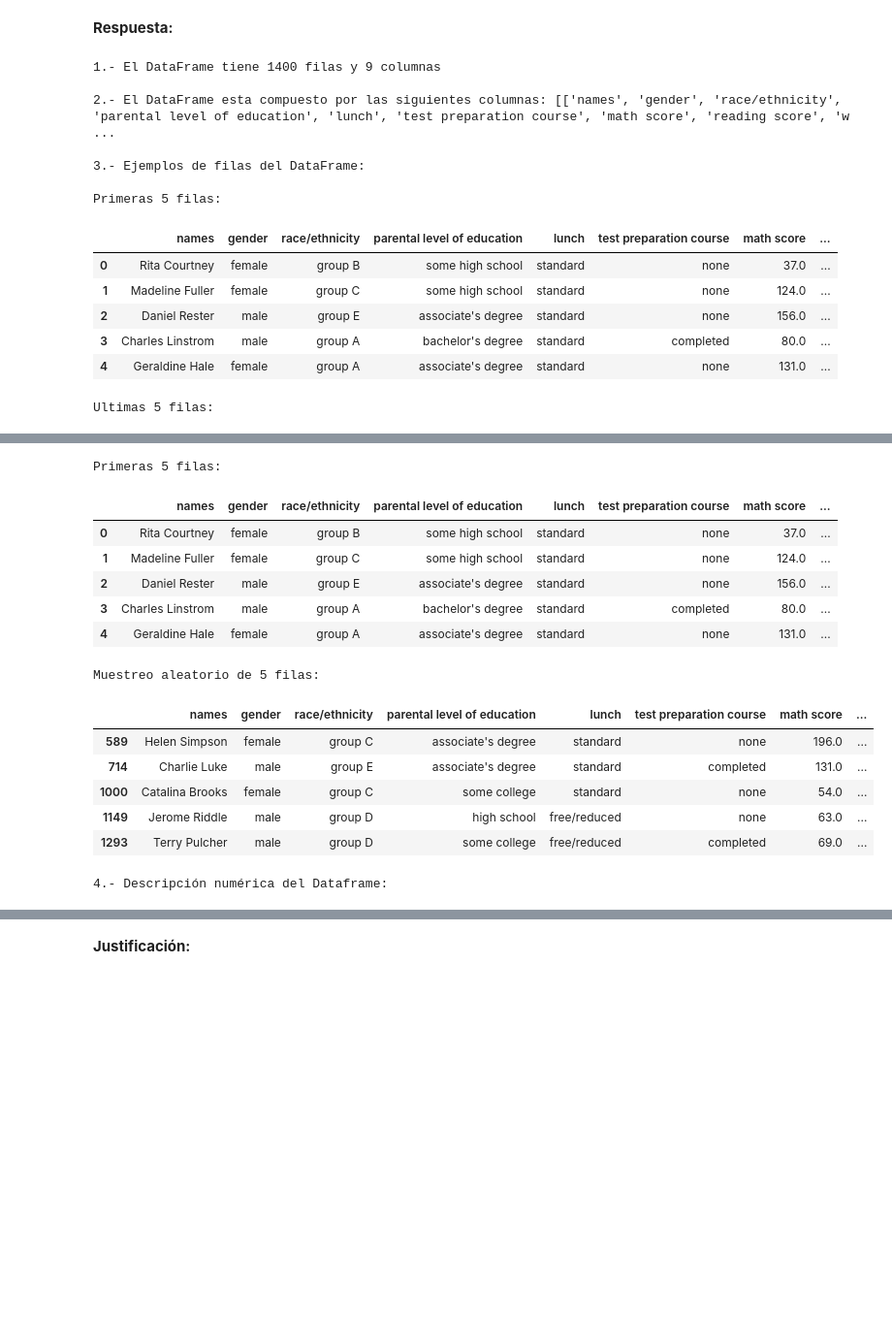
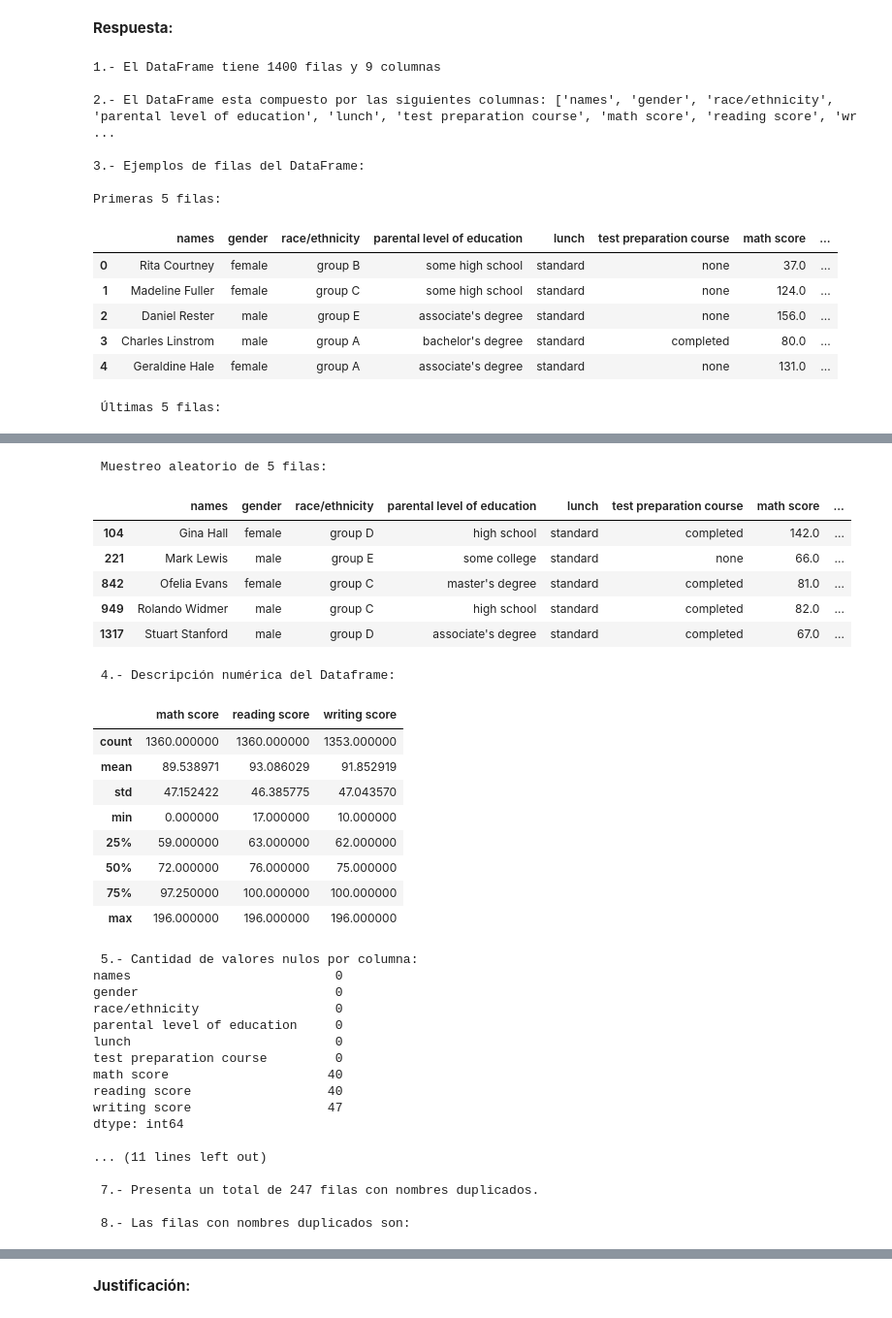
Before and after one commit to Patortiz26/Laboratorio-de-Programaci-n, a Jupyter notebook: Laboratorio3.ipynb, the cells around one changed output, grey strips where cells are left out. Shown at 97% size. Drawn from its saved outputs; the diff is of its cells as text; code cells hidden in the pictures; blank space fills up the shorter version.

```diff
--- a/Laboratorio3.ipynb
+++ b/Laboratorio3.ipynb
@@ -199,24 +199,19 @@ En consecuencia, el rector les solicita a ustedes como tarea inicial que explore
 def exploratory_data_analysis(df):
   print('1.- El DataFrame tiene {i} filas y {j} columnas \n'.format(i = str(df.shape[0]),j = str(df.shape[1])))
 
-  print('2.- El DataFrame esta compuesto por las siguientes columnas: ['+str(list(df.columns))+'] \n')
+  print('2.- El DataFrame esta compuesto por las siguientes columnas: '+str(list(df.columns))+' \n')
 
   print('3.- Ejemplos de filas del DataFrame: \n')
   print('Primeras 5 filas:')
   display(df.head())
-  print('\n')
-  print('Ultimas 5 filas:')
+  print('\n Últimas 5 filas:')
   display(df.tail())
-  print('\n')
-  print('Primeras 5 filas:')
-  display(df.head())
   lista = [random.randint(df.index[0],df.index[-1]) for i in range(5)]
-  print('Muestreo aleatorio de 5 filas:')
+  print('\n Muestreo aleatorio de 5 filas:')
   qw = df[df.index.isin(lista)]
   display(qw)
-  print('\n')
 
-  print('4.- Descripción numérica del Dataframe:')
+  print('\n 4.- Descripción numérica del Dataframe:')
   display(df.describe())
 
   print('\n 5.- Cantidad de valores nulos por columna:')
@@ -234,46 +229,65 @@ def exploratory_data_analysis(df):
   fig = go.Figure()
   fig.add_trace(go.Box(y=df['math score'],name='Math'))
   fig.add_trace(go.Box(y=df['reading score'],name='Reading'))
   fig.add_trace(go.Box(y=df['writing score'],name='Writing'))
   fig.update_xaxes(title_text="Test")
   fig.update_yaxes(title_text="Score")
 
   fig.show()
 
 exploratory_data_analysis(df_grades)
 # %% [output]
 1.- El DataFrame tiene 1400 filas y 9 columnas
 
-2.- El DataFrame esta compuesto por las siguientes columnas: [['names', 'gender', 'race/ethnicity', 'parental level of education', 'lunch', 'test preparation course', 'math score', 'reading score', 'w ...
+2.- El DataFrame esta compuesto por las siguientes columnas: ['names', 'gender', 'race/ethnicity', 'parental level of education', 'lunch', 'test preparation course', 'math score', 'reading score', 'wr ...
 
 3.- Ejemplos de filas del DataFrame:
 
 Primeras 5 filas:
 |  | names | gender | race/ethnicity | parental level of education | lunch | test preparation course | math score | ... |
 | 0 | Rita Courtney | female | group B | some high school | standard | none | 37.0 | ... |
 | 1 | Madeline Fuller | female | group C | some high school | standard | none | 124.0 | ... |
 | 2 | Daniel Rester | male | group E | associate's degree | standard | none | 156.0 | ... |
 | 3 | Charles Linstrom | male | group A | bachelor's degree | standard | completed | 80.0 | ... |
 | 4 | Geraldine Hale | female | group A | associate's degree | standard | none | 131.0 | ... |
-Ultimas 5 filas:
+ Últimas 5 filas:
 |  | names | gender | race/ethnicity | parental level of education | lunch | test preparation course | math score | ... |
 | 1395 | Alexander Dillon | male | group D | associate's degree | standard | none | 193.0 | ... |
 | 1396 | Marina Zeigler | female | group C | bachelor's degree | free/reduced | completed | 66.0 | ... |
 | 1397 | Laurie Carter | female | group B | some high school | standard | completed | 54.0 | ... |
 | 1398 | Joseph Mccoy | male | group D | some college | free/reduced | none | 193.0 | ... |
 | 1399 | Amanda Perez | female | group A | high school | standard | completed | 68.0 | ... |
-Primeras 5 filas:
+ Muestreo aleatorio de 5 filas:
 |  | names | gender | race/ethnicity | parental level of education | lunch | test preparation course | math score | ... |
-| 0 | Rita Courtney | female | group B | some high school | standard | none | 37.0 | ... |
-| 1 | Madeline Fuller | female | group C | some high school | standard | none | 124.0 | ... |
-| 2 | Daniel Rester | male | group E | associate's degree | standard | none | 156.0 | ... |
-| 3 | Charles Linstrom | male | group A | bachelor's degree | standard | completed | 80.0 | ... |
-| 4 | Geraldine Hale | female | group A | associate's degree | standard | none | 131.0 | ... |
+| 104 | Gina Hall | female | group D | high school | standard | completed | 142.0 | ... |
+| 221 | Mark Lewis | male | group E | some college | standard | none | 66.0 | ... |
+| 842 | Ofelia Evans | female | group C | master's degree | standard | completed | 81.0 | ... |
+| 949 | Rolando Widmer | male | group C | high school | standard | completed | 82.0 | ... |
+| 1317 | Stuart Stanford | male | group D | associate's degree | standard | completed | 67.0 | ... |
-Muestreo aleatorio de 5 filas:
+ 4.- Descripción numérica del Dataframe:
-|  | names | gender | race/ethnicity | parental level of education | lunch | test preparation course | math score | ... |
-| 589 | Helen Simpson | female | group C | associate's degree | standard | none | 196.0 | ... |
-| 714 | Charlie Luke | male | group E | associate's degree | standard | completed | 131.0 | ... |
-| 1000 | Catalina Brooks | female | group C | some college | standard | none | 54.0 | ... |
-| 1149 | Jerome Riddle | male | group D | high school | free/reduced | none | 63.0 | ... |
-| 1293 | Terry Pulcher | male | group D | some college | free/reduced | completed | 69.0 | ... |
+|  | math score | reading score | writing score |
+| count | 1360.000000 | 1360.000000 | 1353.000000 |
+| mean | 89.538971 | 93.086029 | 91.852919 |
+| std | 47.152422 | 46.385775 | 47.043570 |
+| min | 0.000000 | 17.000000 | 10.000000 |
+| 25% | 59.000000 | 63.000000 | 62.000000 |
+| 50% | 72.000000 | 76.000000 | 75.000000 |
+| 75% | 97.250000 | 100.000000 | 100.000000 |
+| max | 196.000000 | 196.000000 | 196.000000 |
-4.- Descripción numérica del Dataframe:
+ 5.- Cantidad de valores nulos por columna:
+names                           0
+gender                          0
+race/ethnicity                  0
+parental level of education     0
+lunch                           0
+test preparation course         0
+math score                     40
+reading score                  40
+writing score                  47
+dtype: int64
+
+... (11 lines left out)
+
+ 7.- Presenta un total de 247 filas con nombres duplicados.
+
+ 8.- Las filas con nombres duplicados son:
```
Also changed, not shown: parts of 11 cells of this notebook.
